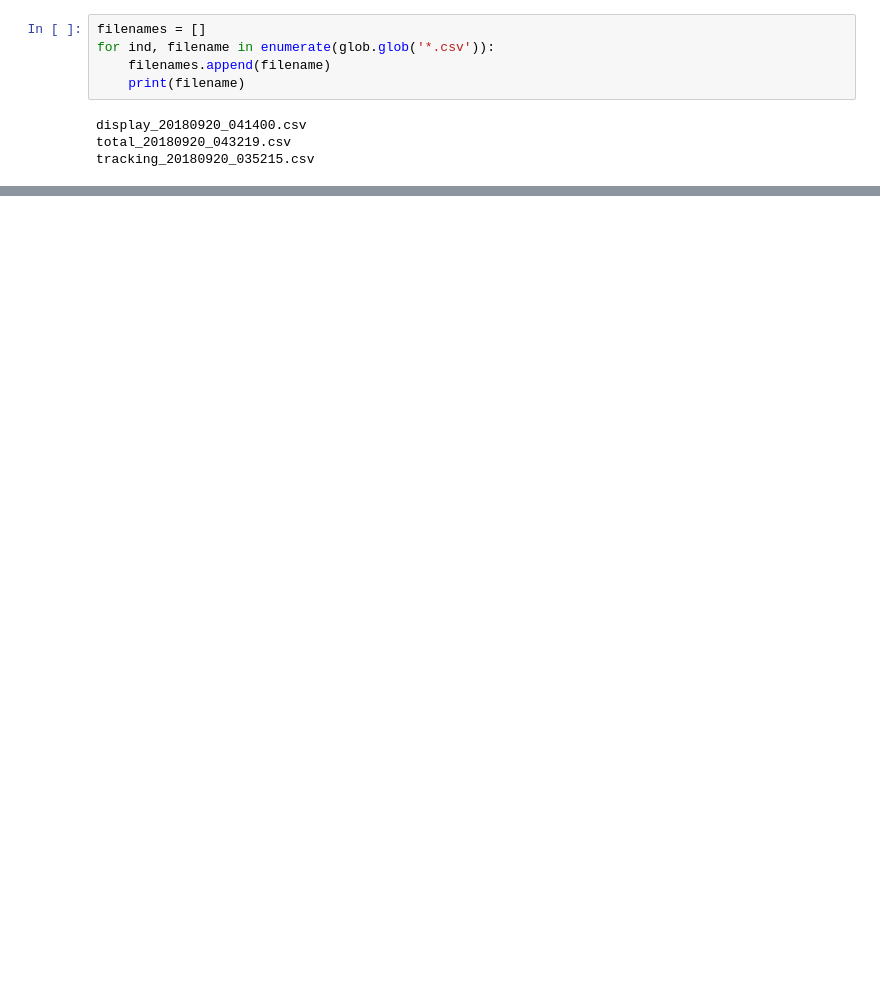
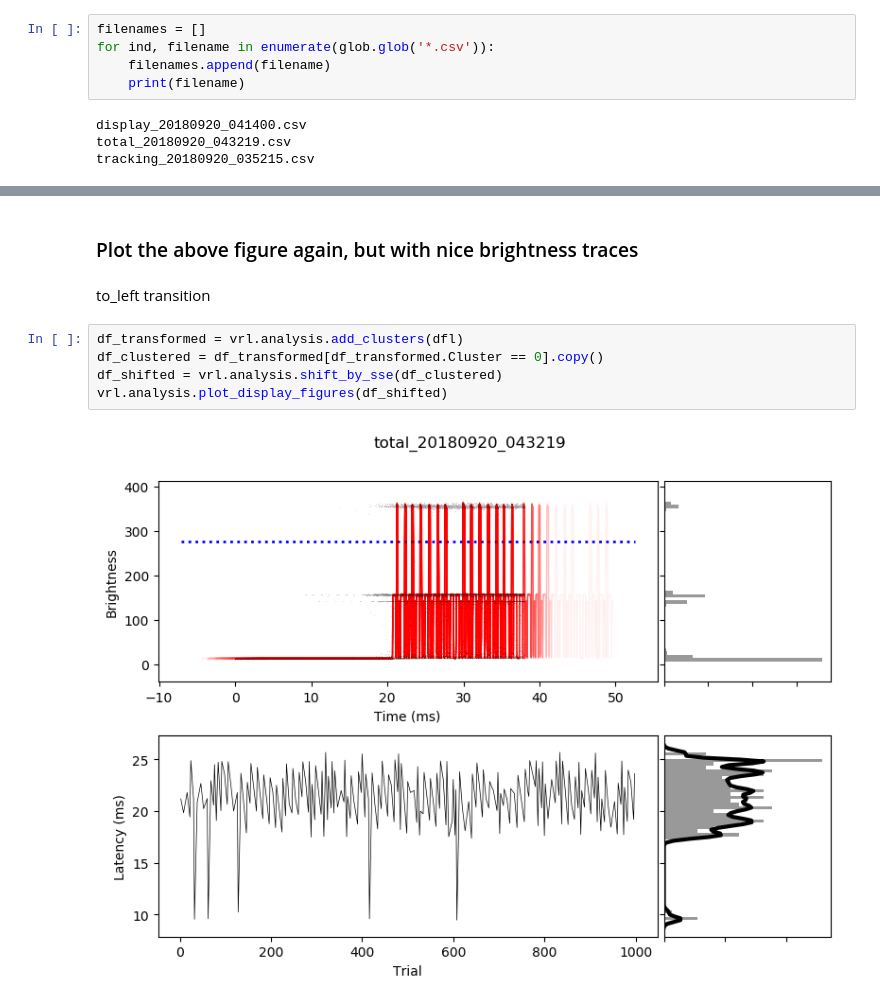
Before and after one commit to mohammadbashiri/vrlatency, a Jupyter notebook: notebooks/exploratory/Total.ipynb, the cells around one changed output, grey strips where cells are left out. Saved outputs shown, nothing was run; the diff lists cells and outputs as text; blank space fills up the shorter version.

```diff
--- a/notebooks/exploratory/Total.ipynb
+++ b/notebooks/exploratory/Total.ipynb
@@ -42,0 +156,11 @@ plt.hist(latencies, bins=60);
+# %% [markdown]
+### Plot the above figure again, but with nice brightness traces
+# %% [markdown]
+to_left transition
+# %%
+df_transformed = vrl.analysis.add_clusters(dfl)
+df_clustered = df_transformed[df_transformed.Cluster == 0].copy()
+df_shifted = vrl.analysis.shift_by_sse(df_clustered)
+vrl.analysis.plot_display_figures(df_shifted)
+# %% [output]
+[figure, added]
```
Also changed, not shown: parts of 24 cells of this notebook, 1 other file.
